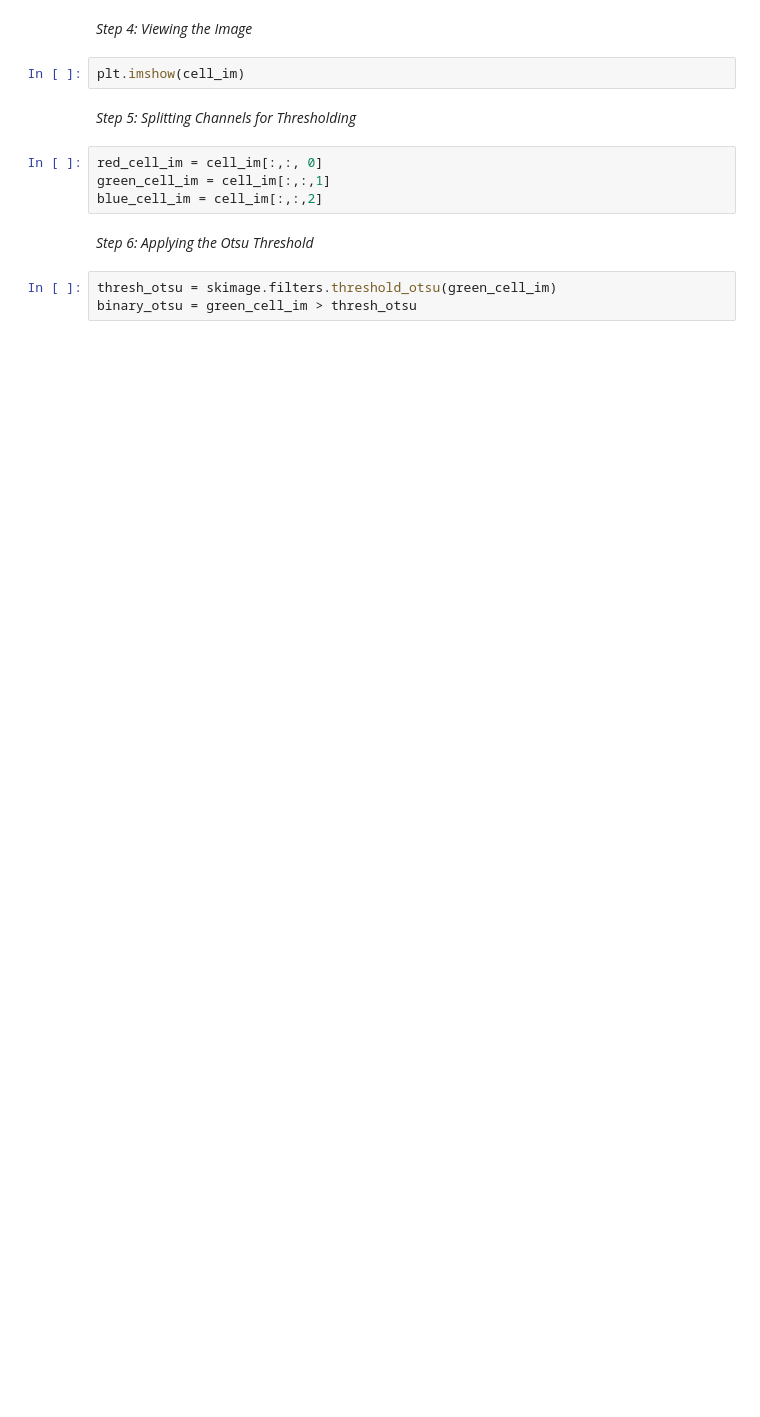
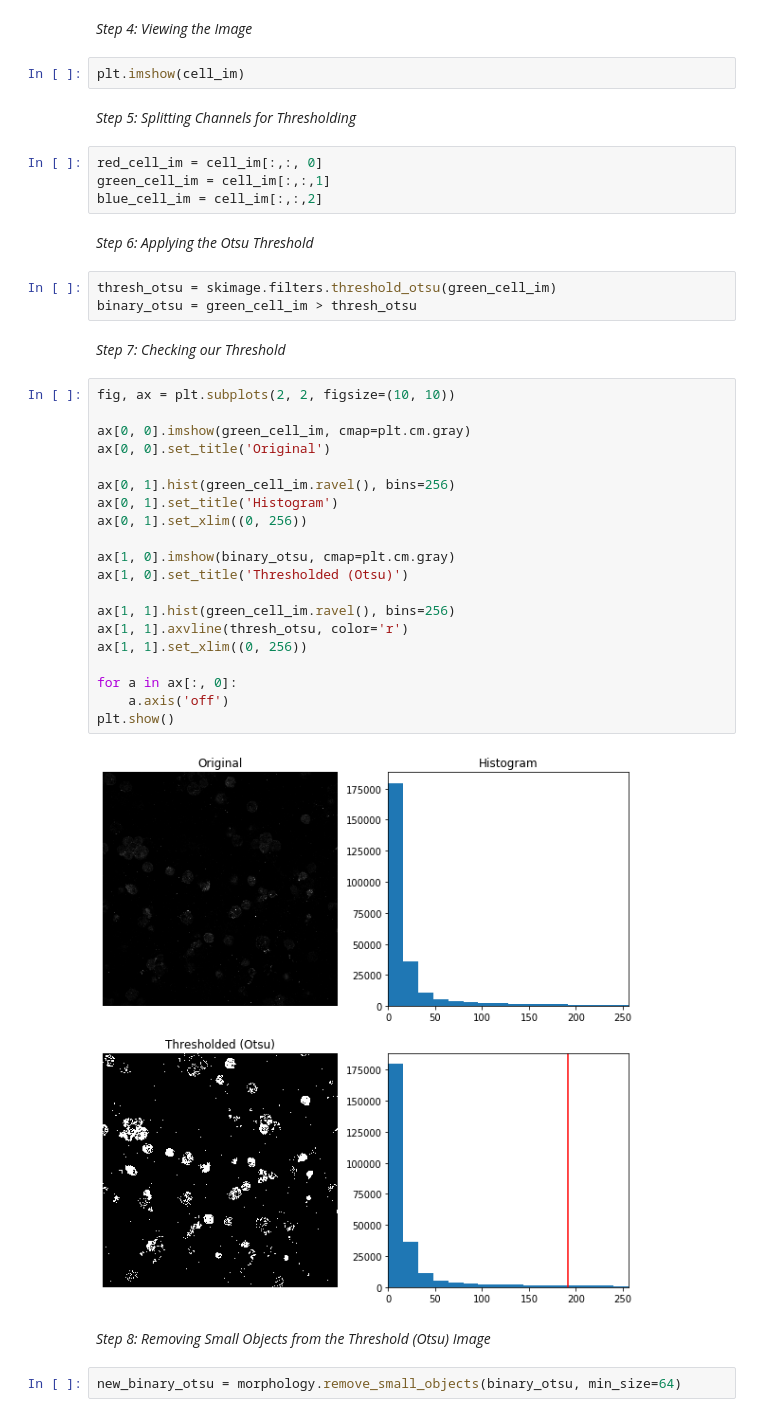
Before and after one commit to Nance-Lab/textile, a Jupyter notebook: modules/modul7_iplesson.ipynb, the cells around one changed output. Cells and saved outputs as stored; diff of their text form; blank space fills up the shorter version.

Commit message:
Update modul7_iplesson.ipynb
Added in thresholding and labeling

```diff
--- a/modules/modul7_iplesson.ipynb
+++ b/modules/modul7_iplesson.ipynb
@@ -46,3 +48,31 @@ blue_cell_im = cell_im[:,:,2]
 # %%
 thresh_otsu = skimage.filters.threshold_otsu(green_cell_im)
 binary_otsu = green_cell_im > thresh_otsu
+# %% [markdown]
+*Step 7: Checking our Threshold*
+# %%
+fig, ax = plt.subplots(2, 2, figsize=(10, 10))
+
+ax[0, 0].imshow(green_cell_im, cmap=plt.cm.gray)
+ax[0, 0].set_title('Original')
+
+ax[0, 1].hist(green_cell_im.ravel(), bins=256)
+ax[0, 1].set_title('Histogram')
+ax[0, 1].set_xlim((0, 256))
+
+ax[1, 0].imshow(binary_otsu, cmap=plt.cm.gray)
+ax[1, 0].set_title('Thresholded (Otsu)')
+
+ax[1, 1].hist(green_cell_im.ravel(), bins=256)
+ax[1, 1].axvline(thresh_otsu, color='r')
+ax[1, 1].set_xlim((0, 256))
+
+for a in ax[:, 0]:
+    a.axis('off')
+plt.show()
+# %% [output]
+[figure, added]
+# %% [markdown]
+*Step 8: Removing Small Objects from the Threshold (Otsu) Image*
+# %%
+new_binary_otsu = morphology.remove_small_objects(binary_otsu, min_size=64)
```
Also changed, not shown: parts of 6 cells of this notebook.
